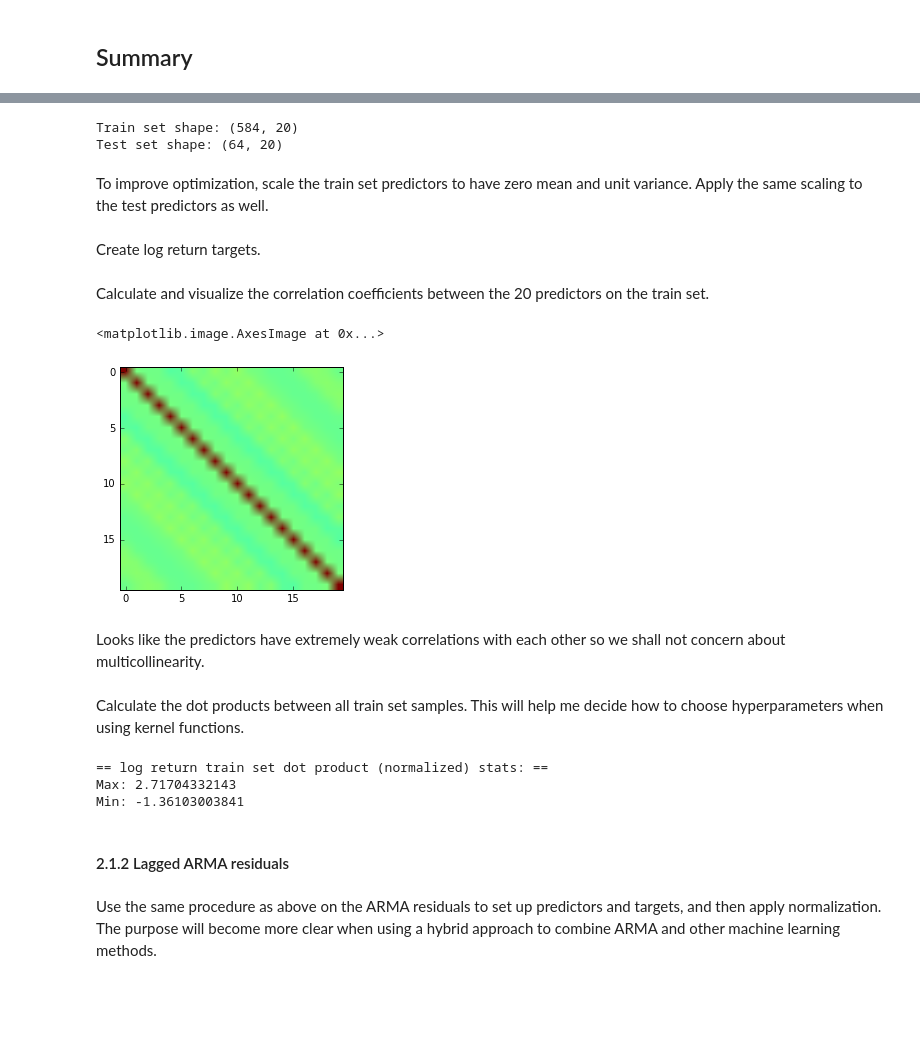
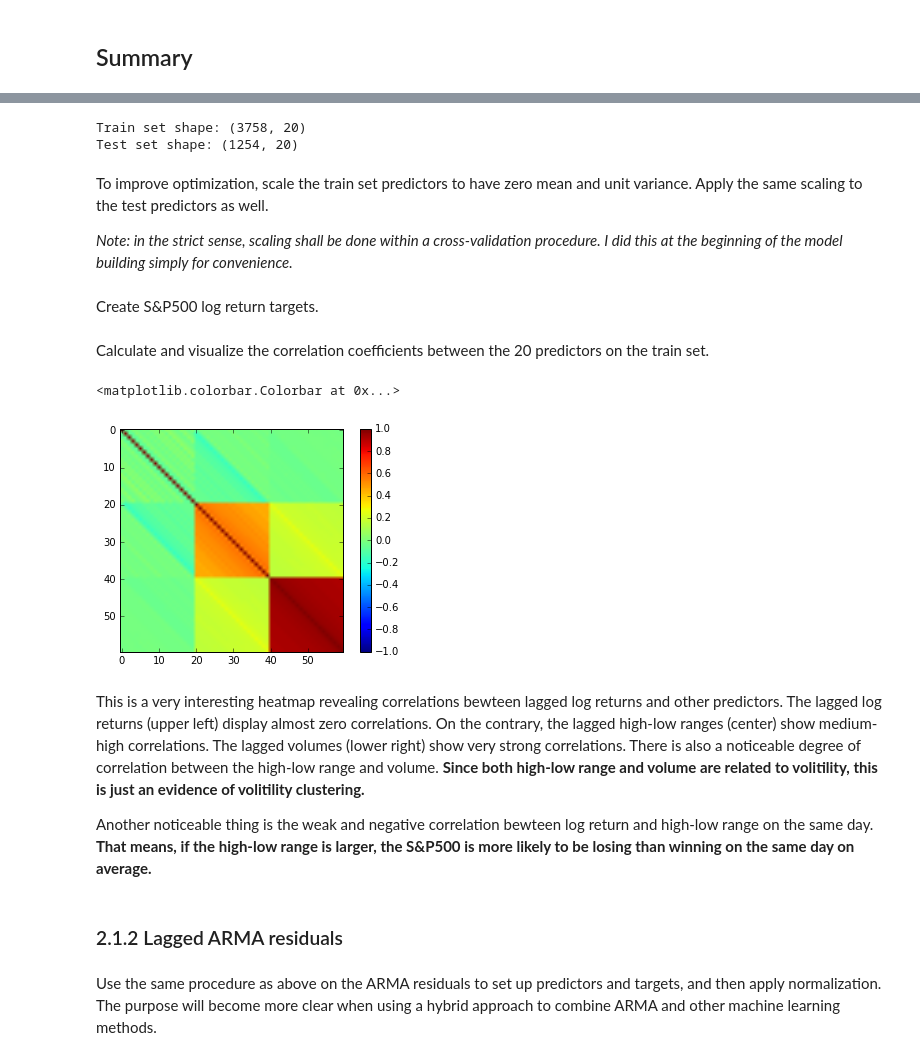
Before and after one commit to lishen/SP500_ML, a Jupyter notebook: SP500 pred with ML - Chapter 2.ipynb, the cells around one changed output, grey strips where cells are left out. Drawn from its saved outputs; the diff is of its cells as text; code cells hidden in the pictures; blank space fills up the shorter version.

```diff
--- a/SP500 pred with ML - Chapter 2.ipynb
+++ b/SP500 pred with ML - Chapter 2.ipynb
@@ -42,11 +53,0 @@ To apply machine learning, we must first decide what are predictors and targets.
-# %%
-lag_winsize = 20
-lagged_lrt_df = concatenate(
-    map(lambda x: ts_logrt.ix[range(x - 1, x - 1 - lag_winsize, -1), 0],
-        range(lag_winsize, ts_logrt.shape[0]))
-).reshape((-1, lag_winsize))
-lagnames = map(lambda x: 'L' + str(x), range(1, lag_winsize + 1))
-lagged_lrt_df = pd.DataFrame(lagged_lrt_df, index=ts_logrt.index[lag_winsize:],
-                             columns=lagnames)
-print 'Dimensions of lagged log return data:', lagged_lrt_df.shape
-lagged_lrt_df.head(n=3)
@@ -59,0 +102,7 @@ Dimensions of lagged log return data: (648, 20)
+# %%
+max_lag = 20
+lagged_lrt_df = ts_to_lagged_df(ts_logrtX[['sp500_logrt']], 'L', lag_size=max_lag)
+lagged_rng_df = ts_to_lagged_df(ts_logrtX[['hl_logra']], 'R', lag_size=max_lag)
+lagged_vol_df = ts_to_lagged_df(ts_logrtX[['sqr_vol']], 'V', lag_size=max_lag)
+print 'Dimensions of lagged log return data:', lagged_lrt_df.shape
+lagged_lrt_df.head(n=3)
@@ -60,18 +118,32 @@ Dimensions of lagged log return data: (648, 20)
 # %%
 lagged_lrt_train = lagged_lrt_df[:split_date]
 lagged_lrt_test = lagged_lrt_df[split_date:]
+lagged_rng_train = lagged_rng_df[:split_date]
+lagged_rng_test = lagged_rng_df[split_date:]
+lagged_vol_train = lagged_vol_df[:split_date]
+lagged_vol_test = lagged_vol_df[split_date:]
 print 'Train set shape:', lagged_lrt_train.shape
 print 'Test set shape:', lagged_lrt_test.shape
 # %% [output]
-Train set shape: (584, 20)
-Test set shape: (64, 20)
+Train set shape: (3758, 20)
+Test set shape: (1254, 20)
 # %% [markdown]
 To improve optimization, scale the train set predictors to have zero mean and unit variance. Apply the same scaling to the test predictors as well.
+
+*Note: in the strict sense, scaling shall be done within a cross-validation procedure. I did this at the beginning of the model building simply for convenience.*
 # %%
 from sklearn import preprocessing
 llrt_scaler = preprocessing.StandardScaler().fit(lagged_lrt_train)
 llrt_train_scaled = llrt_scaler.transform(lagged_lrt_train)
 llrt_test_scaled = llrt_scaler.transform(lagged_lrt_test)
+##
+lrng_scaler = preprocessing.StandardScaler().fit(lagged_rng_train)
+lrng_train_scaled = lrng_scaler.transform(lagged_rng_train)
+lrng_test_scaled = lrng_scaler.transform(lagged_rng_test)
+##
+lvol_scaler = preprocessing.StandardScaler().fit(lagged_vol_train)
+lvol_train_scaled = lvol_scaler.transform(lagged_vol_train)
+lvol_test_scaled = lvol_scaler.transform(lagged_vol_test)
 # %% [markdown]
-Create log return targets.
+Create S&P500 log return targets.
 # %%
@@ -80,27 +152,23 @@ llrt_test_y = lrt_test.values.ravel()
 # %% [markdown]
 Calculate and visualize the correlation coefficients between the 20 predictors on the train set.
 # %%
-llrt_train_cor = pd.DataFrame(corrcoef(llrt_train_scaled, rowvar=False),
-                              index=lagnames, columns=lagnames)
-imshow(llrt_train_cor, vmin=-1, vmax=1)
+lcombined_train_scaled = c_[llrt_train_scaled, lrng_train_scaled, lvol_train_scaled]
+lagnames = concatenate([lagged_lrt_train.columns,
+                        lagged_rng_train.columns,
+                        lagged_vol_train.columns])
+lcombined_train_cor = pd.DataFrame(corrcoef(lcombined_train_scaled, rowvar=False),
+                                   index=lagnames, columns=lagnames)
+imshow(lcombined_train_cor, vmin=-1, vmax=1)
+colorbar()
 # %% [output]
-<matplotlib.image.AxesImage at 0x...>
+<matplotlib.colorbar.Colorbar at 0x...>
-[figure, old version]
+[figure, new version]
-# %% [markdown]
-Looks like the predictors have extremely weak correlations with each other so we shall not concern about multicollinearity.
-# %% [markdown]
-Calculate the dot products between all train set samples. This will help me decide how to choose hyperparameters when using kernel functions.
-# %%
-llrt_train_dot = dot(llrt_train_scaled, llrt_train_scaled.T)
-print '== log return train set dot product (normalized) stats: =='
-print 'Max:', llrt_train_dot.max()/llrt_train_scaled.shape[1]
-print 'Min:', llrt_train_dot.min()/llrt_train_scaled.shape[1]
-# %% [output]
-== log return train set dot product (normalized) stats: ==
-Max: 2.71704332143
-Min: -1.36103003841
+# %% [markdown]
+This is a very interesting heatmap revealing correlations bewteen lagged log returns and other predictors. The lagged log returns (upper left) display almost zero correlations. On the contrary, the lagged high-low ranges (center) show medium-high correlations. The lagged volumes (lower right) show very strong correlations. There is also a noticeable degree of correlation between the high-low range and volume. **Since both high-low range and volume are related to volitility, this is just an evidence of volitility clustering.**
+
+Another noticeable thing is the weak and negative correlation bewteen log return and high-low range on the same day. **That means, if the high-low range is larger, the S&P500 is more likely to be losing than winning on the same day on average.**
 # %% [markdown]
-#### 2.1.2 Lagged ARMA residuals
+### 2.1.2 Lagged ARMA residuals
 # %% [markdown]
 Use the same procedure as above on the ARMA residuals to set up predictors and targets, and then apply normalization. The purpose will become more clear when using a hybrid approach to combine ARMA and other machine learning methods.
 # %%
```
Also changed, not shown: parts of 231 cells of this notebook, 6 other files.
